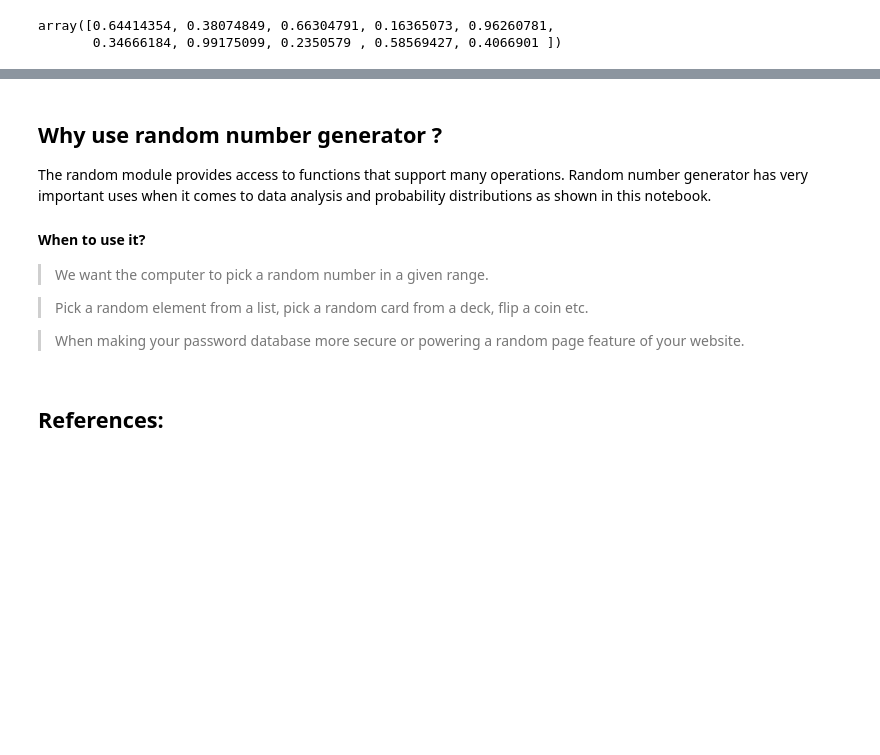
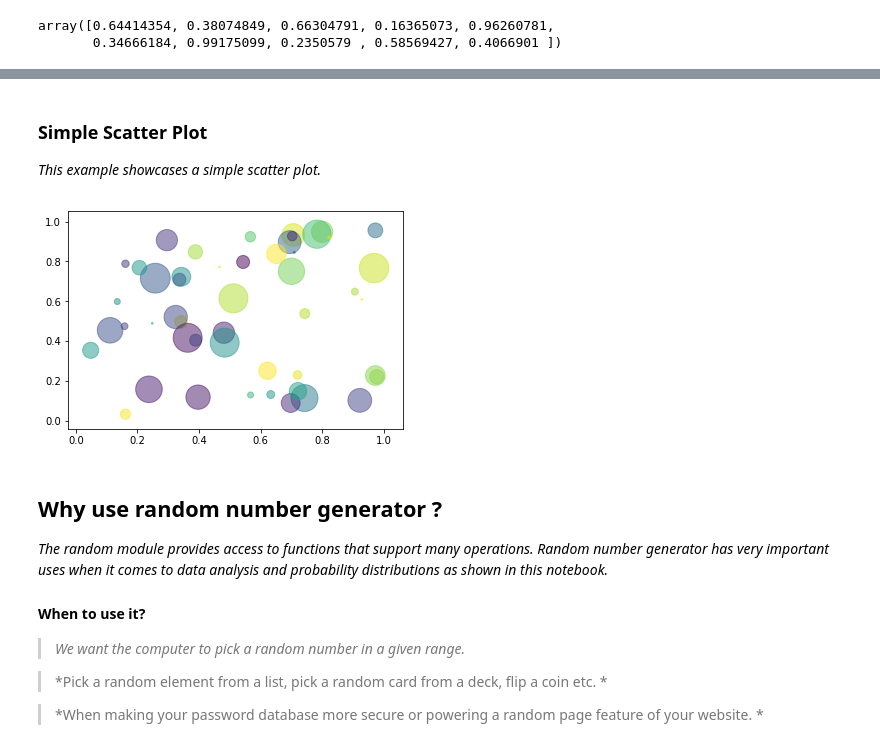
Before and after one commit to irelandeca123/Emer-Tech-Assign-C, a Jupyter notebook: Numpy-Random/numpy-random.ipynb, the cells around one changed output, grey strips where cells are left out. Saved outputs shown, nothing was run; the diff lists cells and outputs as text; code cells hidden in the pictures; blank space fills up the shorter version.

```diff
--- a/Numpy-Random/numpy-random.ipynb
+++ b/Numpy-Random/numpy-random.ipynb
@@ -122,13 +142,32 @@ plt.show()
+# %% [markdown]
+### Simple Scatter Plot
+*This example showcases a simple scatter plot.*
+# %%
+import numpy as np
+import matplotlib.pyplot as plt
+
+# Fixing random state for reproducibility
+np.random.seed(19680801)
+
+
+N = 50
+x = np.random.rand(N)
+y = np.random.rand(N)
+colors = np.random.rand(N)
+area = (30 * np.random.rand(N))**2  # 0 to 15 point radii
+
+plt.scatter(x, y, s=area, c=colors, alpha=0.5)
+plt.show()
+# %% [output]
+[figure, added]
 # %% [markdown]
 ## Why use random number generator ?
-The random module provides access to functions that support many operations. Random number generator has very important uses when it comes to data analysis and probability distributions as shown in this notebook.
+*The random module provides access to functions that support many operations. Random number generator has very important uses when it comes to data analysis and probability distributions as shown in this notebook.*
 #### When to use it?
-> We want the computer to pick a random number in a given range.
+> *We want the computer to pick a random number in a given range.*
 
-> Pick a random element from a list, pick a random card from a deck, flip a coin
-etc.
+> *Pick a random element from a list, pick a random card from a deck, flip a coin
+etc. *
 
-> When making your password database more secure or powering a random page feature
-of your website.
+> *When making your password database more secure or powering a random page feature
+of your website. *
-# %% [markdown]
-## References:
```
Also changed, not shown: parts of 39 cells of this notebook, 10 other files.
